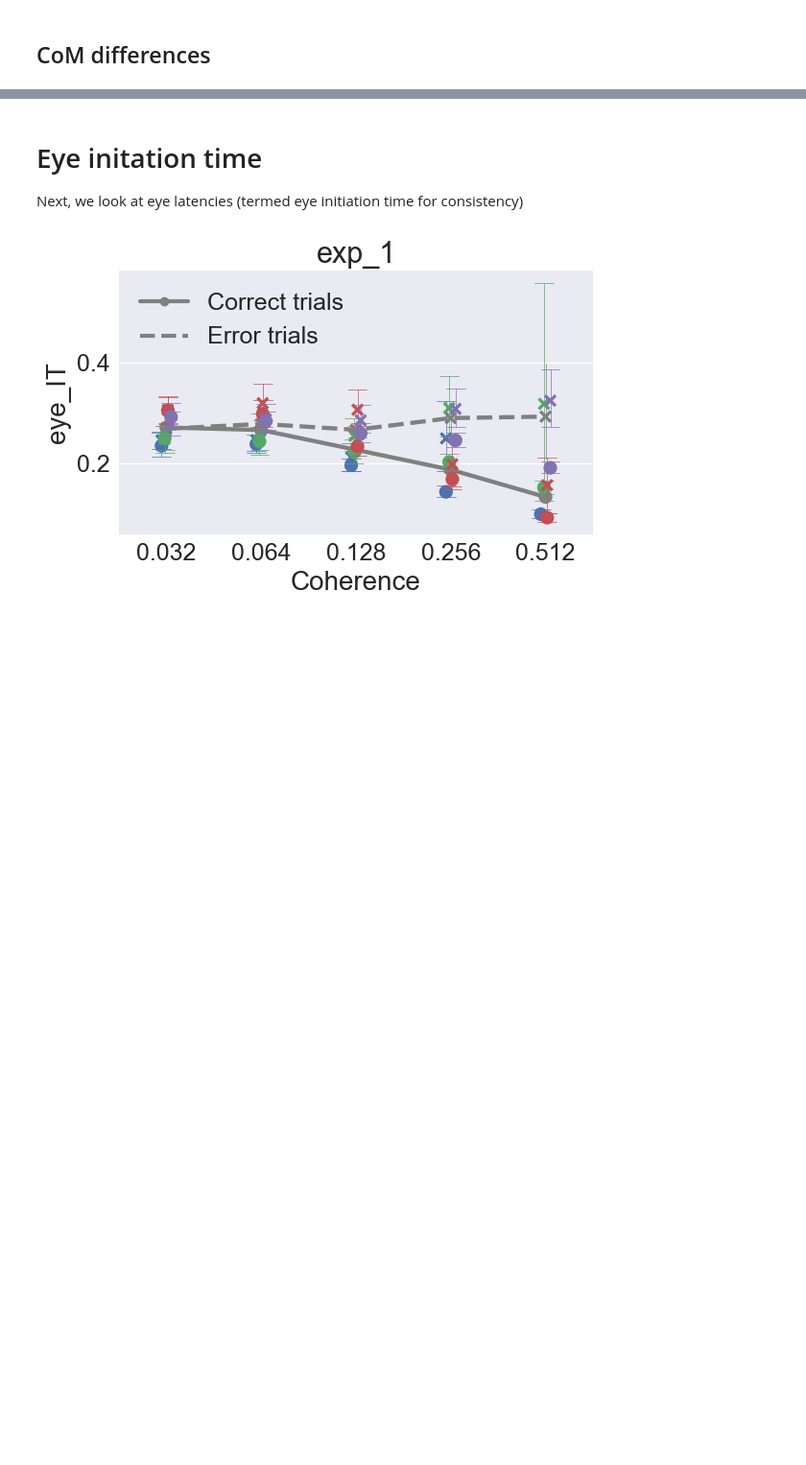
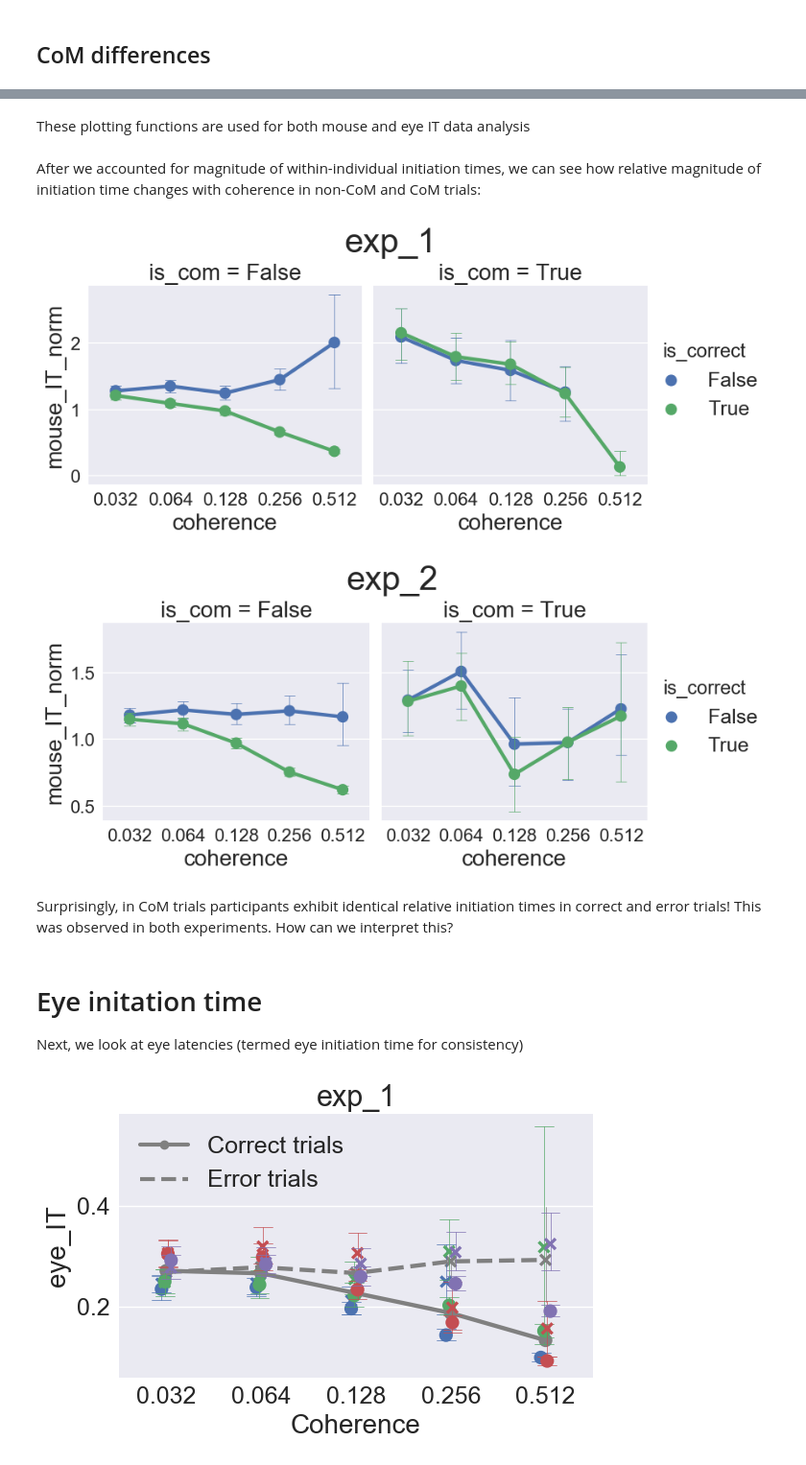
Before and after one commit to cherepaha/eyehandrdk, a Jupyter notebook: initation_times.ipynb, the cells around one changed output, grey strips where cells are left out. Shown at 96% size. Cells and saved outputs as stored; diff of their text form; code cells hidden in the pictures; blank space fills up the shorter version.

Commit message:
CoM initiation time analysis extended

```diff
--- a/initation_times.ipynb
+++ b/initation_times.ipynb
@@ -148,0 +137,24 @@ plot_mouse_IT_norm(choices_2, exp_2)
+# %% [markdown]
+These plotting functions are used for both mouse and eye IT data analysis
+# %%
+def plot_var_norm_individual_by_is_com(choices, exp, var):
+    ax = sns.factorplot(data=choices[choices.coherence>0], x='coherence', y=var,
+                        col='is_com', row='subj_id', hue='is_correct', capsize=.2, errwidth=0.5)
+    plt.subplots_adjust(top=0.9)
+    plt.suptitle(exp, fontsize=30)
+
+def plot_mouse_var_norm_by_is_com(choices, exp, var):
+    ax = sns.factorplot(data=choices[choices.coherence>0], x='coherence', y=var,
+                   col='is_com', hue='is_correct', capsize=.2, errwidth=0.5)
+    plt.subplots_adjust(top=0.8)
+    plt.suptitle(exp, fontsize=30)
+# %% [markdown]
+After we accounted for magnitude of within-individual initiation times, we can see how relative magnitude of initiation time changes with coherence in non-CoM and CoM trials:
+# %%
+plot_mouse_var_norm_by_is_com(choices_1, exp_1, var='mouse_IT_norm')
+plot_mouse_var_norm_by_is_com(choices_2, exp_2, var='mouse_IT_norm')
+# %% [output]
+[figure, added]
+[figure, added]
+# %% [markdown]
+Surprisingly, in CoM trials participants exhibit identical relative initiation times in correct and error trials! This was observed in both experiments. How can we interpret this?
```
Also changed, not shown: parts of 16 cells of this notebook.
